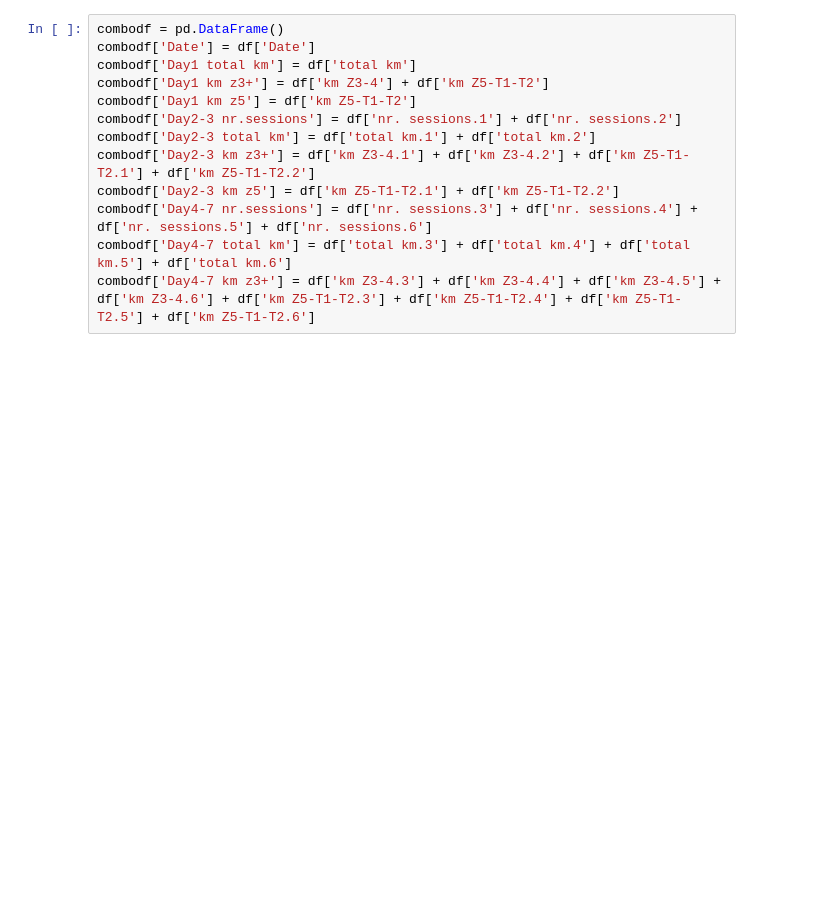
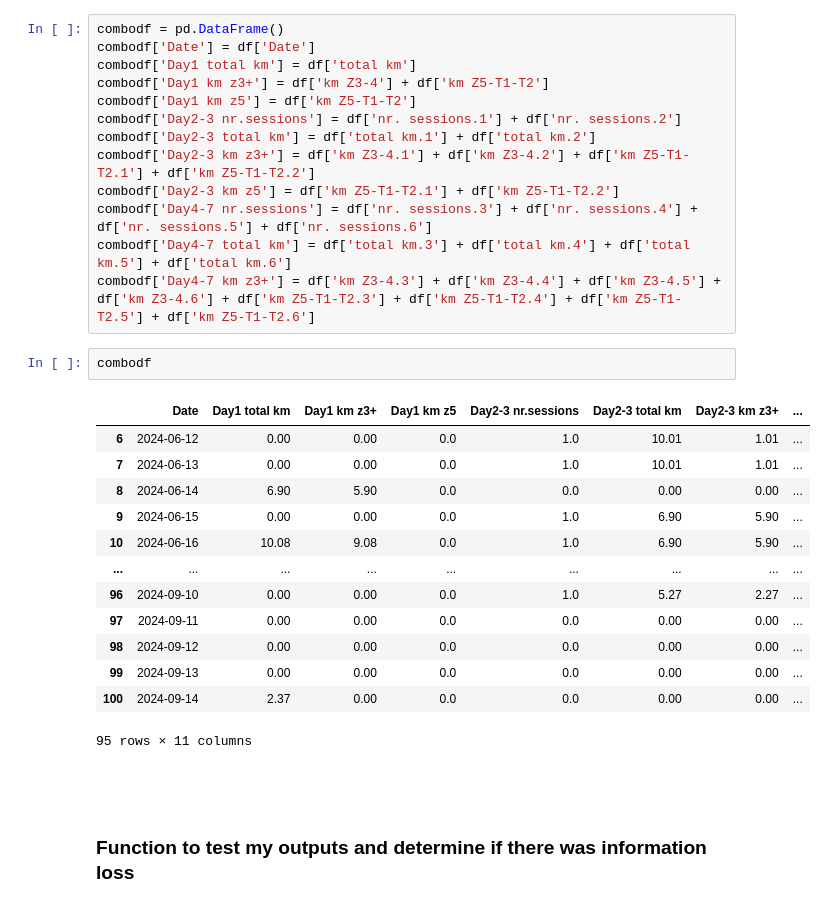
Before and after one commit to milooranm/RunningVolume_Injury, a Jupyter notebook: MVP2 notebooks/MVP2_data_extraction.ipynb, the cells around one changed output. Saved outputs shown, nothing was run; the diff lists cells and outputs as text; blank space fills up the shorter version.

```diff
--- a/MVP2 notebooks/MVP2_data_extraction.ipynb
+++ b/MVP2 notebooks/MVP2_data_extraction.ipynb
@@ -410,6 +408,24 @@ combodf['Day2-3 km z5'] = df['km Z5-T1-T2.1'] + df['km Z5-T1-T2.2']
 combodf['Day4-7 nr.sessions'] = df['nr. sessions.3'] + df['nr. sessions.4'] + df['nr. sessions.5'] + df['nr. sessions.6']
 combodf['Day4-7 total km'] = df['total km.3'] + df['total km.4'] + df['total km.5'] + df['total km.6']
 combodf['Day4-7 km z3+'] = df['km Z3-4.3'] + df['km Z3-4.4'] + df['km Z3-4.5'] + df['km Z3-4.6'] + df['km Z5-T1-T2.3'] + df['km Z5-T1-T2.4'] + df['km Z5-T1-T2.5'] + df['km Z5-T1-T2.6']
+# %%
+combodf
+# %% [output]
+|  | Date | Day1 total km | Day1 km z3+ | Day1 km z5 | Day2-3 nr.sessions | Day2-3 total km | Day2-3 km z3+ | ... |
+| 6 | 2024-06-12 | 0.00 | 0.00 | 0.0 | 1.0 | 10.01 | 1.01 | ... |
+| 7 | 2024-06-13 | 0.00 | 0.00 | 0.0 | 1.0 | 10.01 | 1.01 | ... |
+| 8 | 2024-06-14 | 6.90 | 5.90 | 0.0 | 0.0 | 0.00 | 0.00 | ... |
+| 9 | 2024-06-15 | 0.00 | 0.00 | 0.0 | 1.0 | 6.90 | 5.90 | ... |
+| 10 | 2024-06-16 | 10.08 | 9.08 | 0.0 | 1.0 | 6.90 | 5.90 | ... |
+| ... | ... | ... | ... | ... | ... | ... | ... | ... |
+| 96 | 2024-09-10 | 0.00 | 0.00 | 0.0 | 1.0 | 5.27 | 2.27 | ... |
+| 97 | 2024-09-11 | 0.00 | 0.00 | 0.0 | 0.0 | 0.00 | 0.00 | ... |
+| 98 | 2024-09-12 | 0.00 | 0.00 | 0.0 | 0.0 | 0.00 | 0.00 | ... |
+| 99 | 2024-09-13 | 0.00 | 0.00 | 0.0 | 0.0 | 0.00 | 0.00 | ... |
+| 100 | 2024-09-14 | 2.37 | 0.00 | 0.0 | 0.0 | 0.00 | 0.00 | ... |
+95 rows × 11 columns
 # %% [markdown]
 ##
+# %% [markdown]
+### Function to test my outputs and determine if there was information loss
 # %%
```
Also changed, not shown: parts of 18 cells of this notebook.
